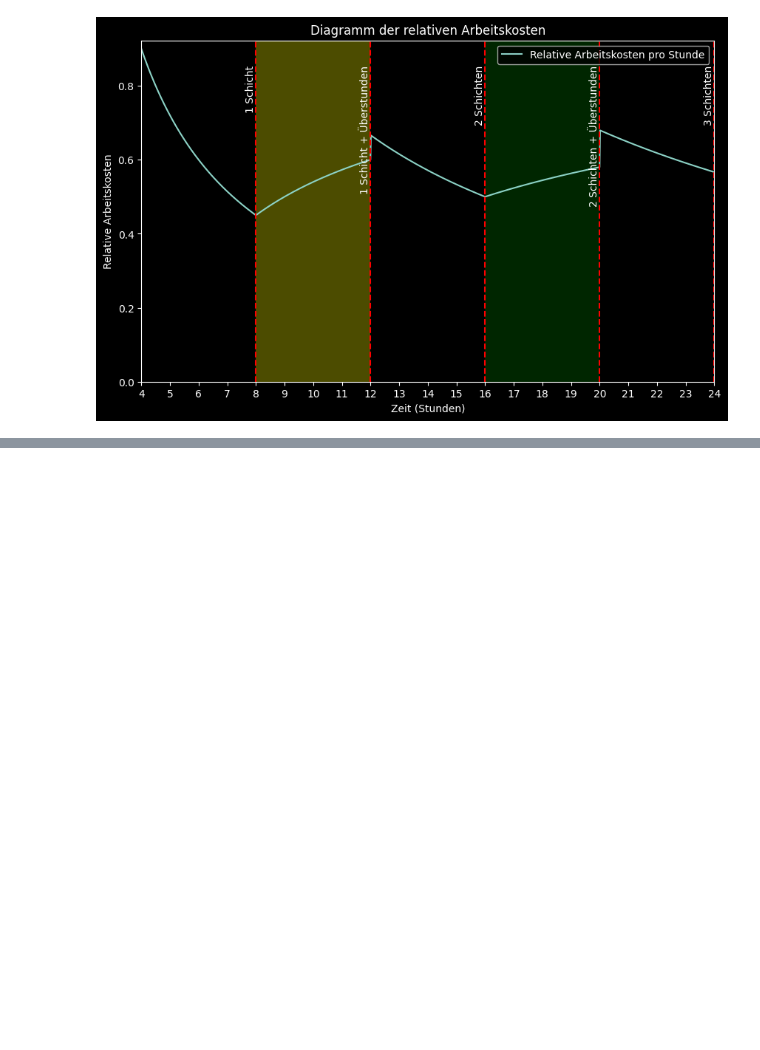
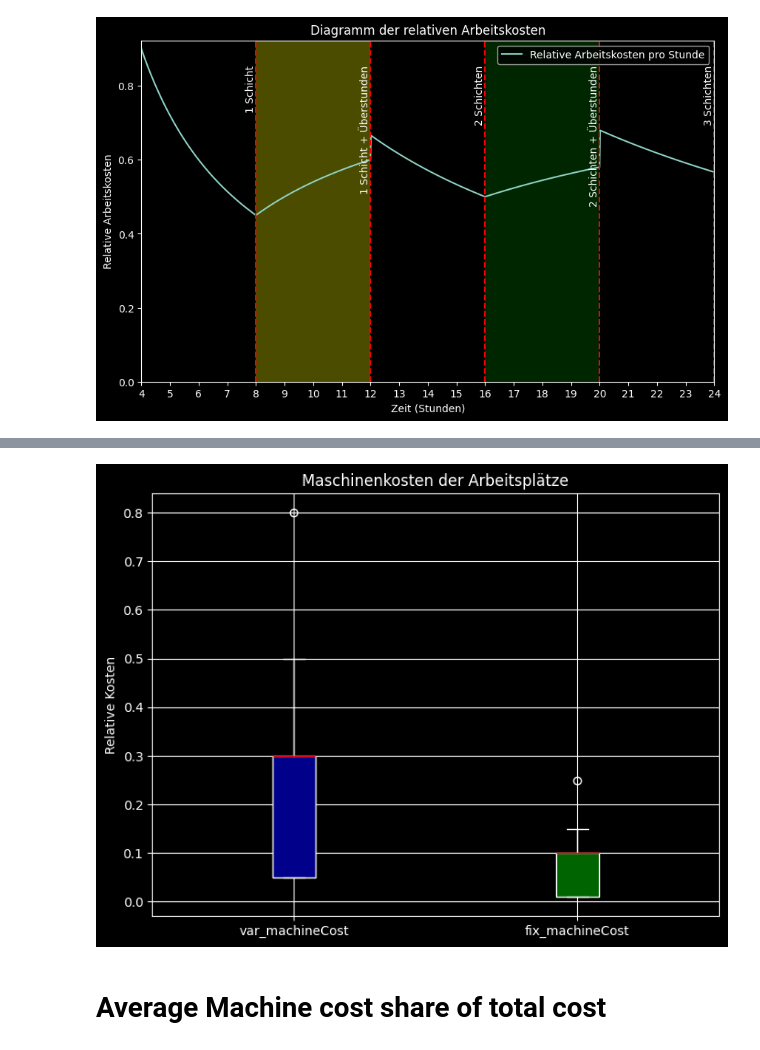
Before and after one commit to buecktobias/ibsys2SCM, a Jupyter notebook: user-docs/planning_analysis_visualization.ipynb, the cells around one changed output, grey strips where cells are left out. Saved outputs shown, nothing was run; the diff lists cells and outputs as text; code cells hidden in the pictures; blank space fills up the shorter version.

```diff
--- a/user-docs/planning_analysis_visualization.ipynb
+++ b/user-docs/planning_analysis_visualization.ipynb
@@ -393,0 +463,36 @@ plt.show()
+# %%
+machine_costs = df[["var_machineCost", "fix_machineCost"]]
+
+plt.style.use('dark_background')
+plt.figure(figsize=(8,6))
+bp = machine_costs.boxplot(patch_artist=True, return_type='dict')
+
+# Custom colors for dark theme
+box_colors = ["darkblue", "darkgreen"]
+border_color = "white"
+median_color = "red"
+whisker_color = "white"
+cap_color = "white"
+flier_color = "white"
+
+for i, box in enumerate(bp['boxes']):
+    box.set_facecolor(box_colors[i])
+    box.set_edgecolor(border_color)
+
+for median in bp['medians']:
+    median.set_color(median_color)
+
+for whisker in bp['whiskers']:
+    whisker.set_color(whisker_color)
+
+for cap in bp['caps']:
+    cap.set_color(cap_color)
+
+plt.title("Maschinenkosten der Arbeitsplätze", color="white")
+plt.ylabel("Relative Kosten", color="white")
+plt.savefig(f"docs/images/machine_cost_distribution.png", format="png", transparent=True)
+plt.show()
+# %% [output]
+[figure, added]
+# %% [markdown]
+# Average Machine cost share of total cost
```
Also changed, not shown: parts of 19 cells of this notebook, 3 other files.
